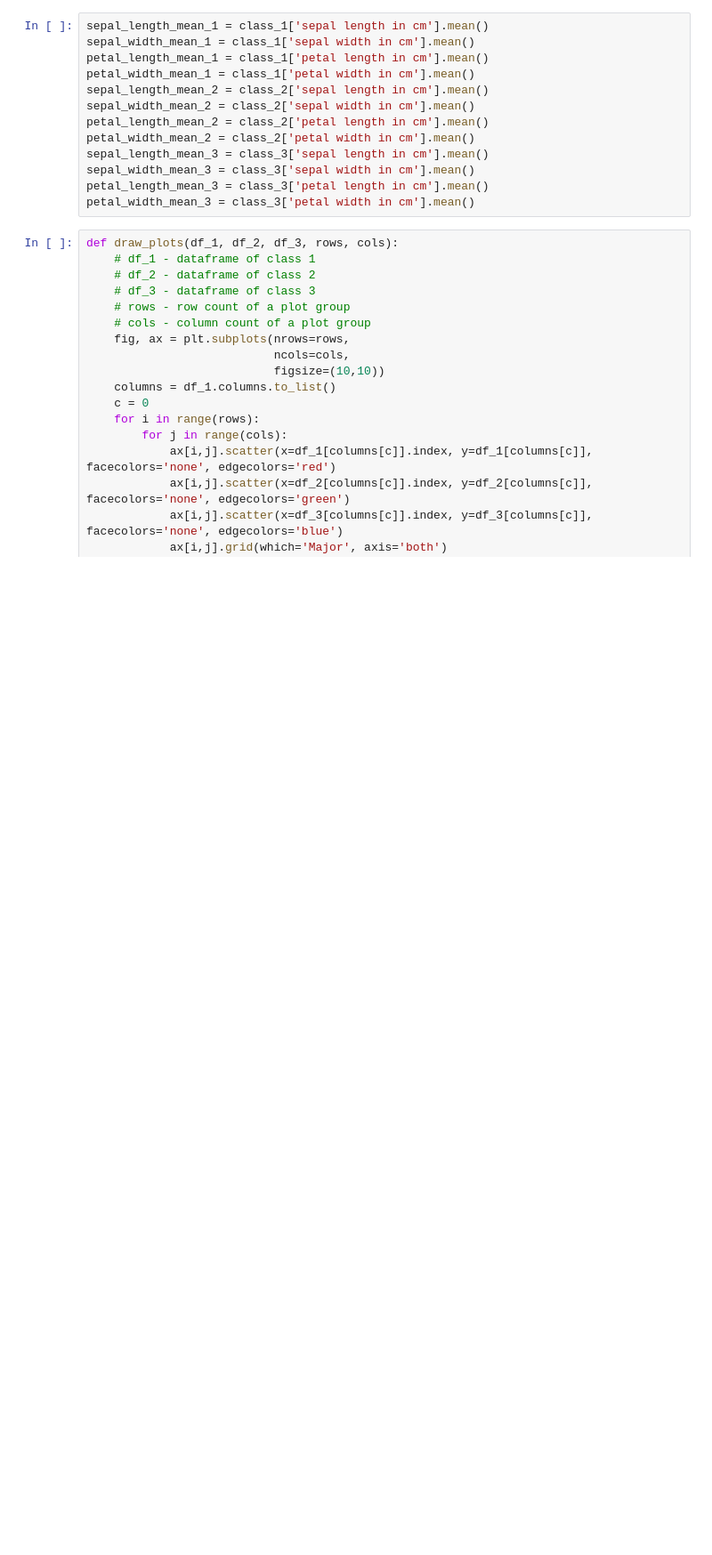
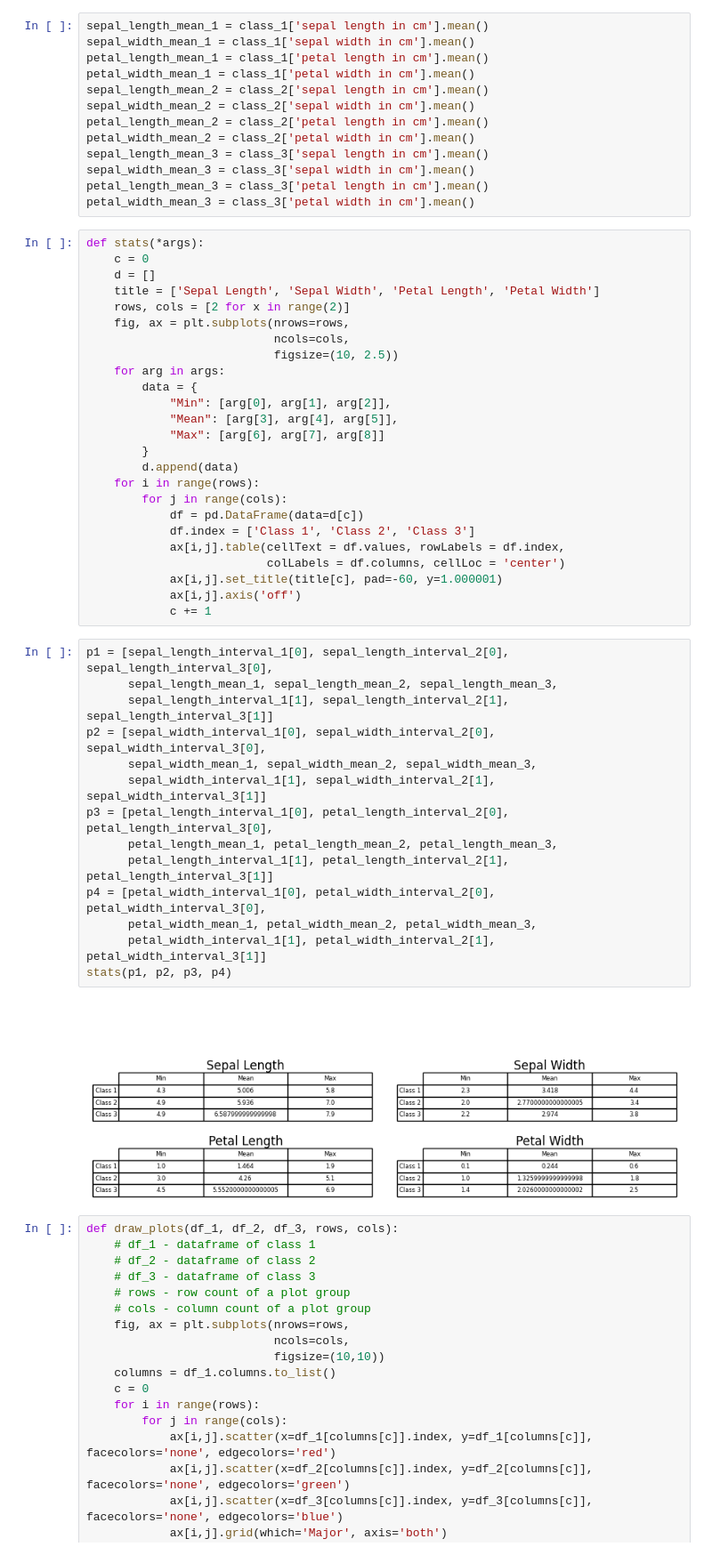
Before and after one commit to KostasEreksonas/Iris_classification, a Jupyter notebook: fuzzy.ipynb, the cells around one changed output. Shown at 89% size. Cells and saved outputs as stored; diff of their text form; blank space fills up the shorter version.

Commit message:
Updated graphs

```diff
--- a/fuzzy.ipynb
+++ b/fuzzy.ipynb
@@ -61,6 +61,47 @@ sepal_length_mean_3 = class_3['sepal length in cm'].mean()
 sepal_width_mean_3 = class_3['sepal width in cm'].mean()
 petal_length_mean_3 = class_3['petal length in cm'].mean()
 petal_width_mean_3 = class_3['petal width in cm'].mean()
+# %%
+def stats(*args):
+    c = 0
+    d = []
+    title = ['Sepal Length', 'Sepal Width', 'Petal Length', 'Petal Width']
+    rows, cols = [2 for x in range(2)]
+    fig, ax = plt.subplots(nrows=rows,
+                           ncols=cols,
+                           figsize=(10, 2.5))
+    for arg in args:
+        data = {
+            "Min": [arg[0], arg[1], arg[2]],
+            "Mean": [arg[3], arg[4], arg[5]],
+            "Max": [arg[6], arg[7], arg[8]]
+        }
+        d.append(data)
+    for i in range(rows):
+        for j in range(cols):
+            df = pd.DataFrame(data=d[c])
+            df.index = ['Class 1', 'Class 2', 'Class 3']
+            ax[i,j].table(cellText = df.values, rowLabels = df.index,
+                          colLabels = df.columns, cellLoc = 'center')
+            ax[i,j].set_title(title[c], pad=-60, y=1.000001)
+            ax[i,j].axis('off')
+            c += 1
+# %%
+p1 = [sepal_length_interval_1[0], sepal_length_interval_2[0], sepal_length_interval_3[0],
+      sepal_length_mean_1, sepal_length_mean_2, sepal_length_mean_3,
+      sepal_length_interval_1[1], sepal_length_interval_2[1], sepal_length_interval_3[1]]
+p2 = [sepal_width_interval_1[0], sepal_width_interval_2[0], sepal_width_interval_3[0],
+      sepal_width_mean_1, sepal_width_mean_2, sepal_width_mean_3,
+      sepal_width_interval_1[1], sepal_width_interval_2[1], sepal_width_interval_3[1]]
+p3 = [petal_length_interval_1[0], petal_length_interval_2[0], petal_length_interval_3[0],
+      petal_length_mean_1, petal_length_mean_2, petal_length_mean_3,
+      petal_length_interval_1[1], petal_length_interval_2[1], petal_length_interval_3[1]]
+p4 = [petal_width_interval_1[0], petal_width_interval_2[0], petal_width_interval_3[0],
+      petal_width_mean_1, petal_width_mean_2, petal_width_mean_3,
+      petal_width_interval_1[1], petal_width_interval_2[1], petal_width_interval_3[1]]
+stats(p1, p2, p3, p4)
+# %% [output]
+[figure, added]
 # %%
 def draw_plots(df_1, df_2, df_3, rows, cols):
     # df_1 - dataframe of class 1
```
